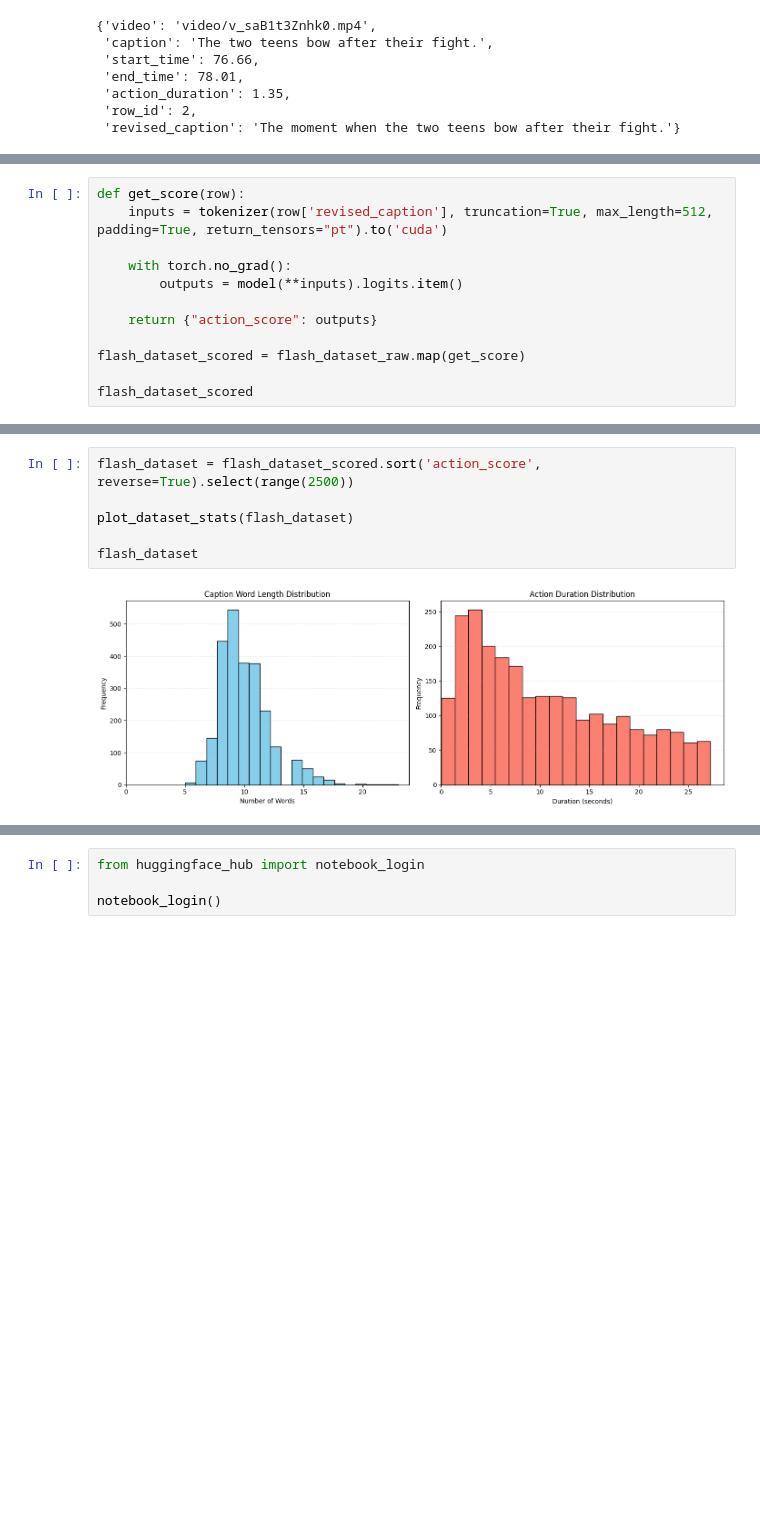
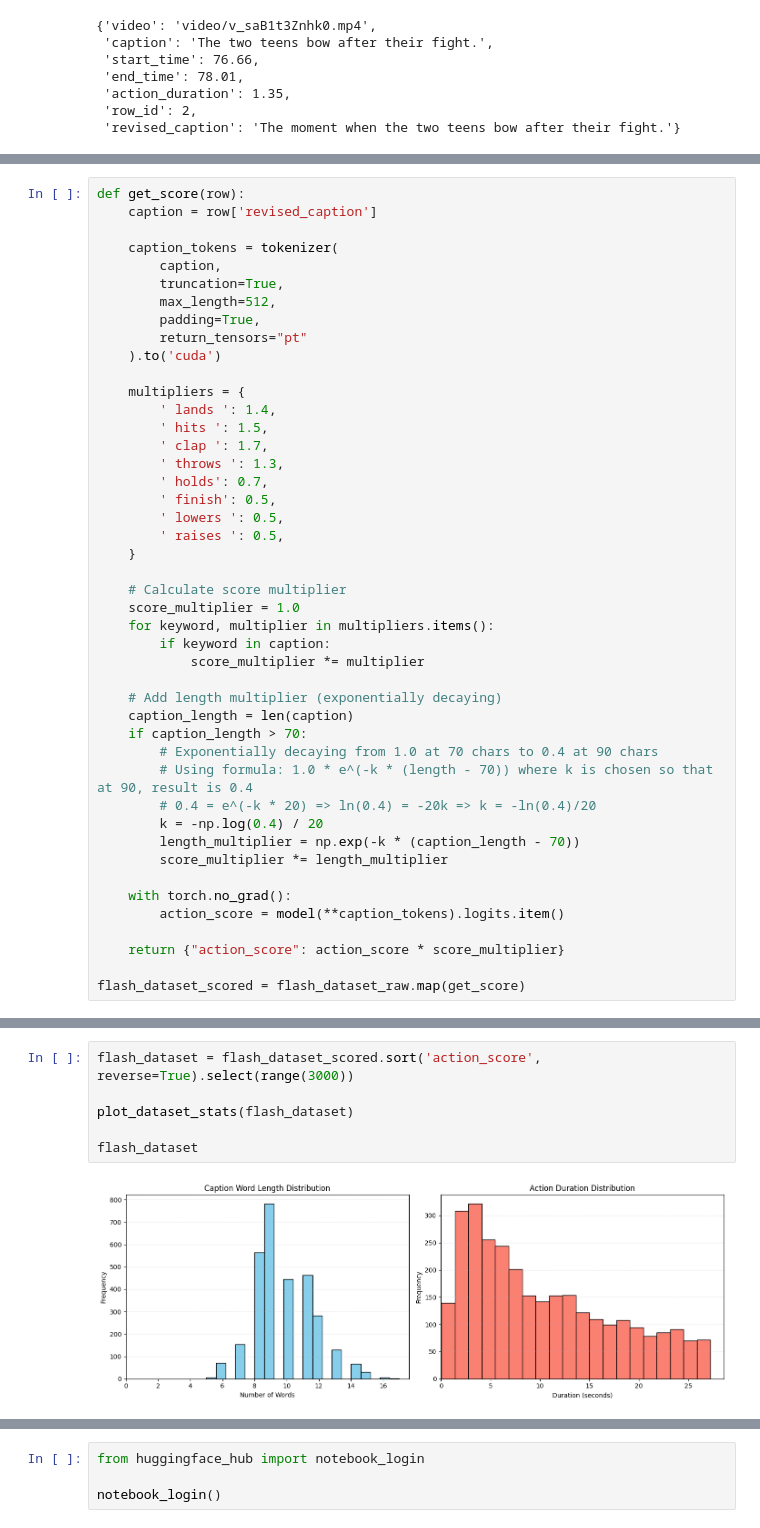
Before and after one commit to cminst/flash-dataset, a Jupyter notebook: dataset_streammamba.ipynb, the cells around one changed output, grey strips where cells are left out. Saved outputs shown, nothing was run; the diff lists cells and outputs as text; blank space fills up the shorter version.

Commit message:
new dataset weighting code

```diff
--- a/dataset_streammamba.ipynb
+++ b/dataset_streammamba.ipynb
@@ -389,13 +390,46 @@ print("Models loaded successfully!")
 Models loaded successfully!
 # %%
 def get_score(row):
-    inputs = tokenizer(row['revised_caption'], truncation=True, max_length=512, padding=True, return_tensors="pt").to('cuda')
+    caption = row['revised_caption']
+
+    caption_tokens = tokenizer(
+        caption,
+        truncation=True,
+        max_length=512,
+        padding=True,
+        return_tensors="pt"
+    ).to('cuda')
+
+    multipliers = {
+        ' lands ': 1.4,
+        ' hits ': 1.5,
+        ' clap ': 1.7,
+        ' throws ': 1.3,
+        ' holds': 0.7,
+        ' finish': 0.5,
+        ' lowers ': 0.5,
+        ' raises ': 0.5,
+    }
+
+    # Calculate score multiplier
+    score_multiplier = 1.0
+    for keyword, multiplier in multipliers.items():
+        if keyword in caption:
+            score_multiplier *= multiplier
+
+    # Add length multiplier (exponentially decaying)
+    caption_length = len(caption)
+    if caption_length > 70:
+        # Exponentially decaying from 1.0 at 70 chars to 0.4 at 90 chars
+        # Using formula: 1.0 * e^(-k * (length - 70)) where k is chosen so that at 90, result is 0.4
+        # 0.4 = e^(-k * 20) => ln(0.4) = -20k => k = -ln(0.4)/20
+        k = -np.log(0.4) / 20
+        length_multiplier = np.exp(-k * (caption_length - 70))
+        score_multiplier *= length_multiplier
 
     with torch.no_grad():
-        outputs = model(**inputs).logits.item()
+        action_score = model(**caption_tokens).logits.item()
 
-    return {"action_score": outputs}
+    return {"action_score": action_score * score_multiplier}
 
 flash_dataset_scored = flash_dataset_raw.map(get_score)
-
-flash_dataset_scored
@@ -416,10 +445,10 @@ gc.collect()
 # %%
-flash_dataset = flash_dataset_scored.sort('action_score', reverse=True).select(range(2500))
+flash_dataset = flash_dataset_scored.sort('action_score', reverse=True).select(range(3000))
 
 plot_dataset_stats(flash_dataset)
 
 flash_dataset
 # %% [output]
-[figure, old version]
+[figure, new version]
 Dataset({
     features: ['video', 'caption', 'start_time', 'end_time', 'action_duration', 'row_id', 'revised_caption', 'action_score'],
```
Also changed, not shown: parts of 9 cells of this notebook, 1 other file.
